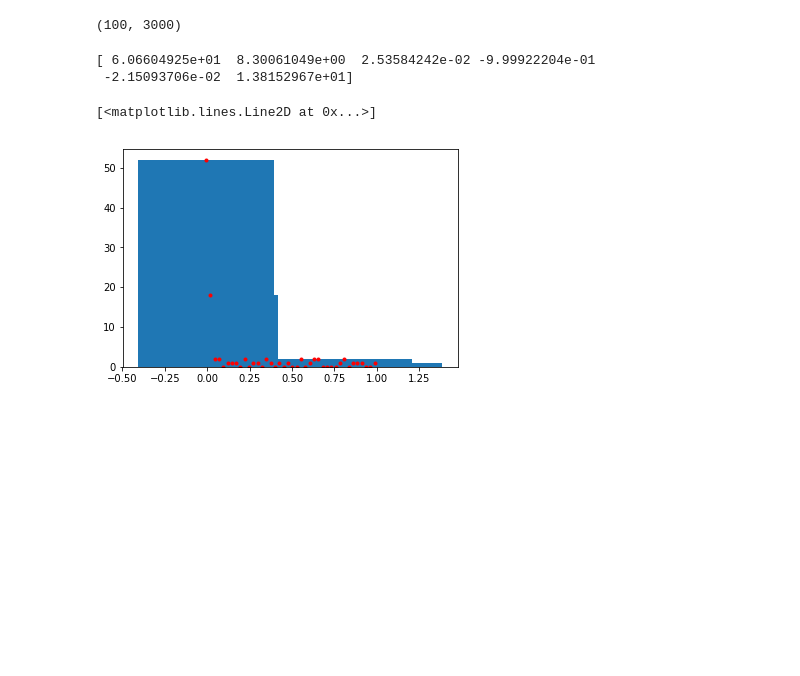
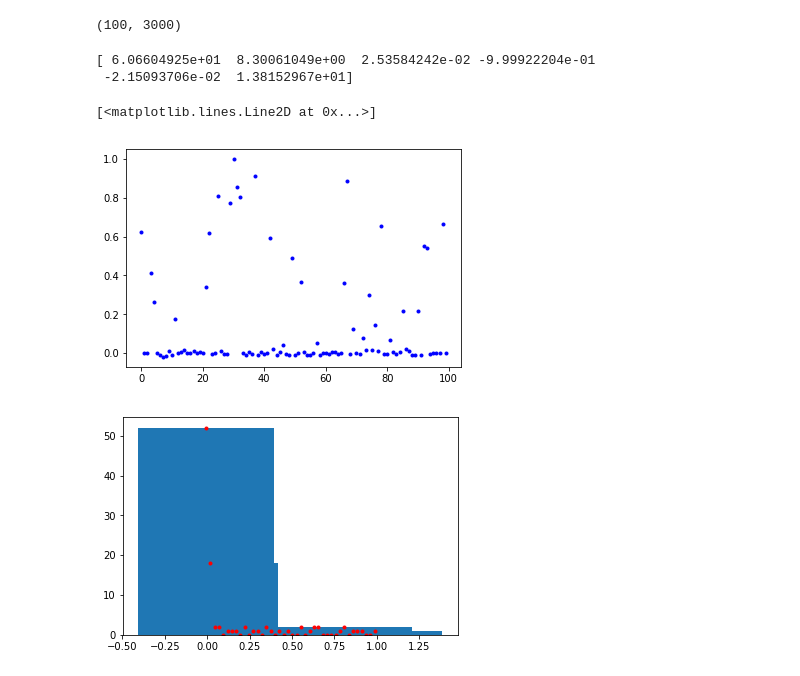
Before and after one commit to QuTech-Delft/qtt, a Jupyter notebook: docs/notebooks/analysis/example_elzerman_readout.ipynb, the cells around one changed output. Saved outputs shown, nothing was run; the diff lists cells and outputs as text; code cells hidden in the pictures; blank space fills up the shorter version.

```diff
--- a/docs/notebooks/analysis/example_elzerman_readout.ipynb
+++ b/docs/notebooks/analysis/example_elzerman_readout.ipynb
@@ -243,21 +243,23 @@ traces.shape
 # %%
 readout_length = 800
 trace_means = np.mean(traces[:, :readout_length], axis=1)
 
 number_of_bins = 40
 counts, bins = np.histogram(trace_means, bins=number_of_bins)
 bincentres = np.array([(bins[i] + bins[i + 1]) / 2 for i in range(0, len(bins) - 1)])
 par_fit, result_dict = fit_double_gaussian(bincentres, counts)
 
 print(par_fit)
 
-plt.fig
+plt.figure(50); plt.clf()
+plt.plot(trace_means, '.b')
 
 plt.figure(100); plt.clf()
 plt.bar(bincentres, counts)
 plt.plot(bincentres, counts, '.r')
 # %% [output]
 [ 6.06604925e+01  8.30061049e+00  2.53584242e-02 -9.99922204e-01
  -2.15093706e-02  1.38152967e+01]
 [<matplotlib.lines.Line2D at 0x...>]
-[figure, old version]
+[figure, new version]
+[figure, added]
```
